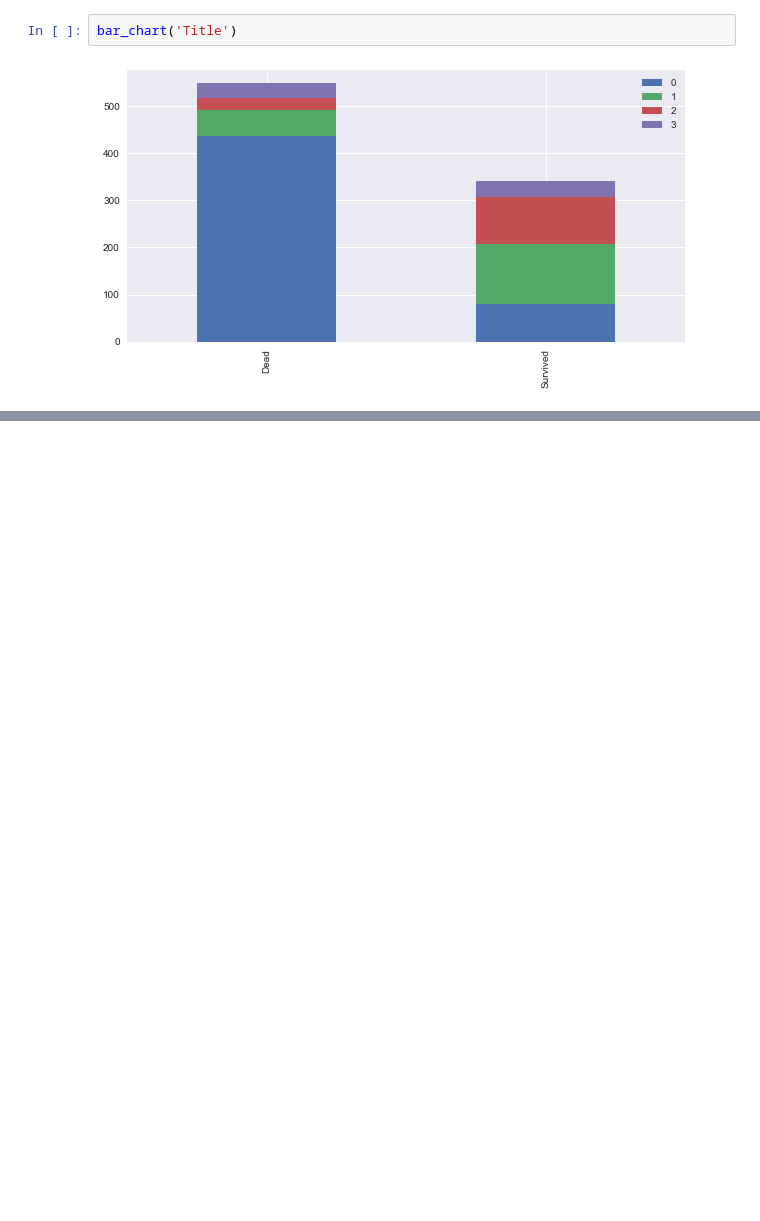
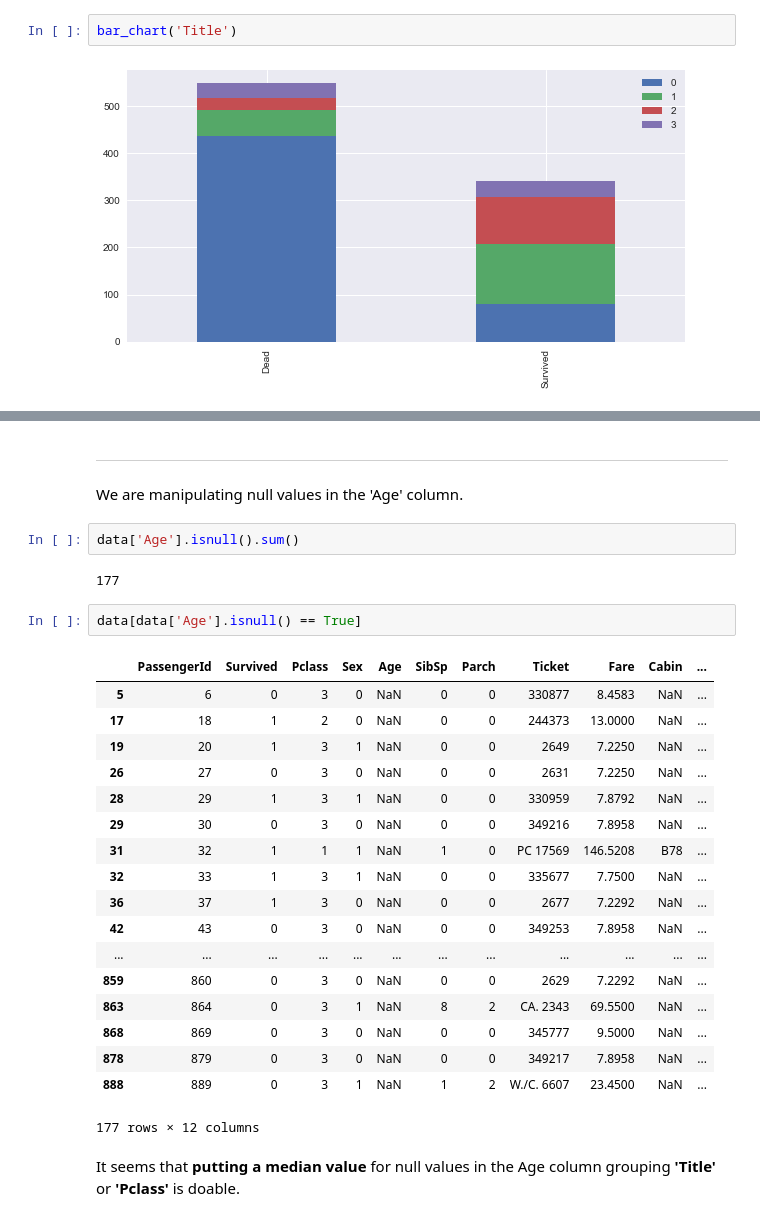
Before and after one commit to lee-kyubong/kaggle, a Jupyter notebook: titanic/kaggle-titanic-py.ipynb, the cells around one changed output, grey strips where cells are left out. Saved outputs shown, nothing was run; the diff lists cells and outputs as text; blank space fills up the shorter version.

```diff
--- a/titanic/kaggle-titanic-py.ipynb
+++ b/titanic/kaggle-titanic-py.ipynb
@@ -199,0 +286,31 @@ bar_chart('Title')
+# %% [markdown]
+-----------------------
+# %% [markdown]
+We are manipulating null values in the 'Age' column.
+# %%
+data['Age'].isnull().sum()
+# %% [output]
+177
+# %%
+data[data['Age'].isnull() == True]
+# %% [output]
+|  | PassengerId | Survived | Pclass | Sex | Age | SibSp | Parch | Ticket | Fare | Cabin | ... |
+| 5 | 6 | 0 | 3 | 0 | NaN | 0 | 0 | 330877 | 8.4583 | NaN | ... |
+| 17 | 18 | 1 | 2 | 0 | NaN | 0 | 0 | 244373 | 13.0000 | NaN | ... |
+| 19 | 20 | 1 | 3 | 1 | NaN | 0 | 0 | 2649 | 7.2250 | NaN | ... |
+| 26 | 27 | 0 | 3 | 0 | NaN | 0 | 0 | 2631 | 7.2250 | NaN | ... |
+| 28 | 29 | 1 | 3 | 1 | NaN | 0 | 0 | 330959 | 7.8792 | NaN | ... |
+| 29 | 30 | 0 | 3 | 0 | NaN | 0 | 0 | 349216 | 7.8958 | NaN | ... |
+| 31 | 32 | 1 | 1 | 1 | NaN | 1 | 0 | PC 17569 | 146.5208 | B78 | ... |
+| 32 | 33 | 1 | 3 | 1 | NaN | 0 | 0 | 335677 | 7.7500 | NaN | ... |
+| 36 | 37 | 1 | 3 | 0 | NaN | 0 | 0 | 2677 | 7.2292 | NaN | ... |
+| 42 | 43 | 0 | 3 | 0 | NaN | 0 | 0 | 349253 | 7.8958 | NaN | ... |
+| ... | ... | ... | ... | ... | ... | ... | ... | ... | ... | ... | ... |
+| 859 | 860 | 0 | 3 | 0 | NaN | 0 | 0 | 2629 | 7.2292 | NaN | ... |
+| 863 | 864 | 0 | 3 | 1 | NaN | 8 | 2 | CA. 2343 | 69.5500 | NaN | ... |
+| 868 | 869 | 0 | 3 | 0 | NaN | 0 | 0 | 345777 | 9.5000 | NaN | ... |
+| 878 | 879 | 0 | 3 | 0 | NaN | 0 | 0 | 349217 | 7.8958 | NaN | ... |
+| 888 | 889 | 0 | 3 | 1 | NaN | 1 | 2 | W./C. 6607 | 23.4500 | NaN | ... |
+177 rows × 12 columns
+# %% [markdown]
+It seems that **putting a median value** for null values in the Age column grouping **'Title'** or **'Pclass'** is doable.
```
Also changed, not shown: parts of 24 cells of this notebook.
